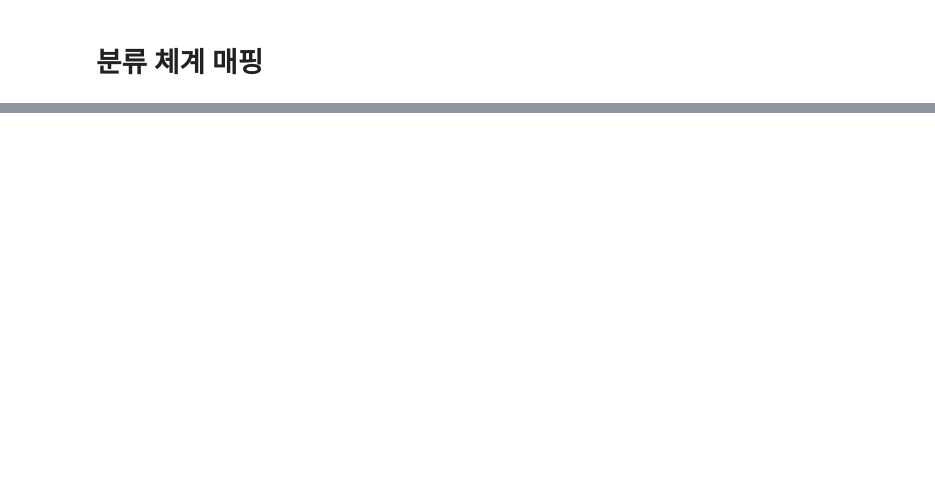
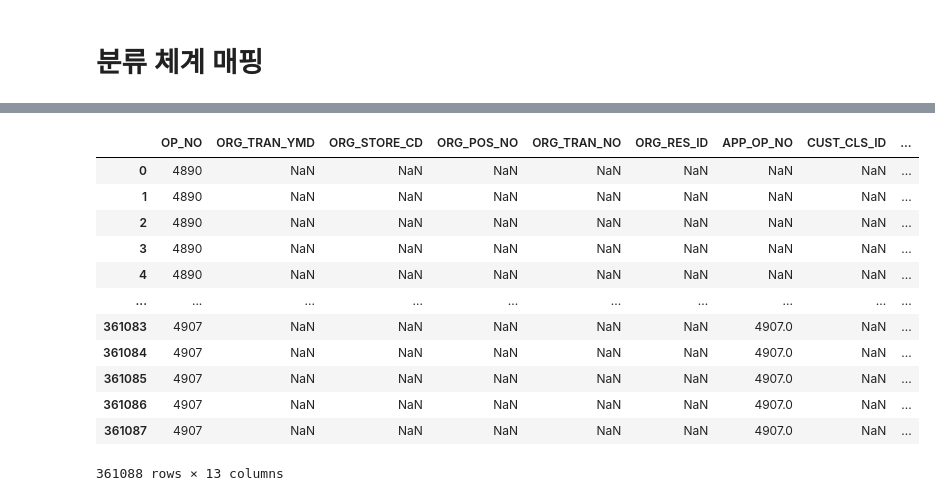
Before and after one commit to almostzero/emart24_codes, a Jupyter notebook: RJY/EDA_items.ipynb, the cells around one changed output, grey strips where cells are left out. Cells and saved outputs as stored; diff of their text form; code cells hidden in the pictures; blank space fills up the shorter version.

```diff
--- a/RJY/EDA_items.ipynb
+++ b/RJY/EDA_items.ipynb
@@ -210,0 +217,16 @@ for f in files:
+# %%
+transaction.iloc[:, 13:26]
+# %% [output]
+|  | OP_NO | ORG_TRAN_YMD | ORG_STORE_CD | ORG_POS_NO | ORG_TRAN_NO | ORG_RES_ID | APP_OP_NO | CUST_CLS_ID | ... |
+| 0 | 4890 | NaN | NaN | NaN | NaN | NaN | NaN | NaN | ... |
+| 1 | 4890 | NaN | NaN | NaN | NaN | NaN | NaN | NaN | ... |
+| 2 | 4890 | NaN | NaN | NaN | NaN | NaN | NaN | NaN | ... |
+| 3 | 4890 | NaN | NaN | NaN | NaN | NaN | NaN | NaN | ... |
+| 4 | 4890 | NaN | NaN | NaN | NaN | NaN | NaN | NaN | ... |
+| ... | ... | ... | ... | ... | ... | ... | ... | ... | ... |
+| 361083 | 4907 | NaN | NaN | NaN | NaN | NaN | 4907.0 | NaN | ... |
+| 361084 | 4907 | NaN | NaN | NaN | NaN | NaN | 4907.0 | NaN | ... |
+| 361085 | 4907 | NaN | NaN | NaN | NaN | NaN | 4907.0 | NaN | ... |
+| 361086 | 4907 | NaN | NaN | NaN | NaN | NaN | 4907.0 | NaN | ... |
+| 361087 | 4907 | NaN | NaN | NaN | NaN | NaN | 4907.0 | NaN | ... |
+361088 rows × 13 columns
```
Also changed, not shown: parts of 24 cells of this notebook, 5 other files.
